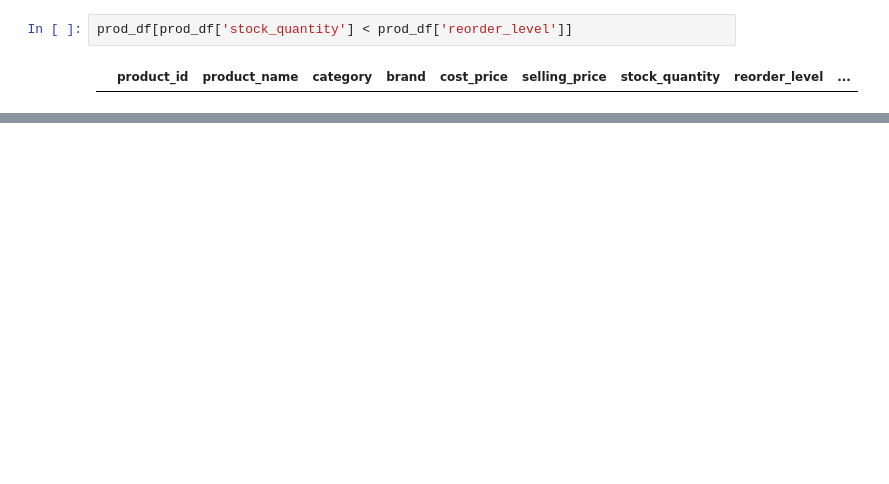
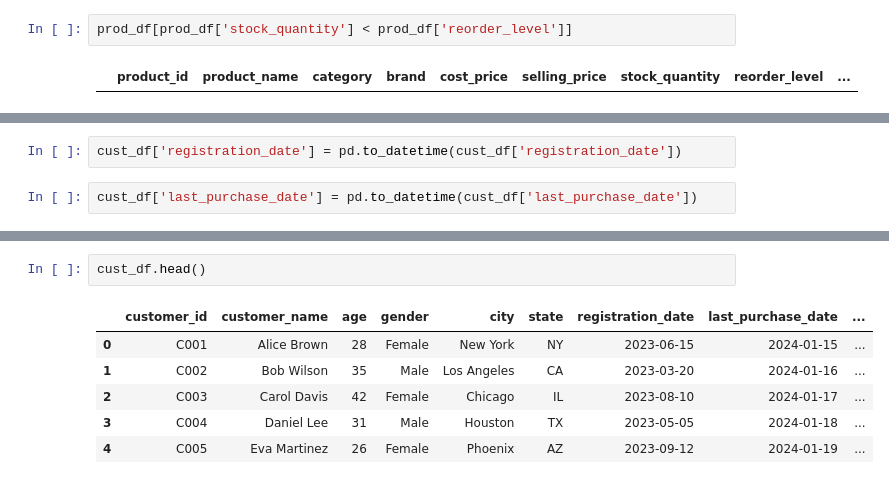
Before and after one commit to prasad-hp/Data_Analysis_Practice, a Jupyter notebook: interview_practice/analysis.ipynb, the cells around one changed output, grey strips where cells are left out. Drawn from its saved outputs; the diff is of its cells as text; blank space fills up the shorter version.

```diff
--- a/interview_practice/analysis.ipynb
+++ b/interview_practice/analysis.ipynb
@@ -371,0 +641,4 @@ sale_df[(sale_df['employee_name'] == 'Jonh Smith') | (sale_df['employee_name'] =
+# %%
+cust_df['registration_date'] = pd.to_datetime(cust_df['registration_date'])
+# %%
+cust_df['last_purchase_date'] = pd.to_datetime(cust_df['last_purchase_date'])
@@ -371,0 +801,9 @@ sale_df[(sale_df['employee_name'] == 'Jonh Smith') | (sale_df['employee_name'] =
+# %%
+cust_df.head()
+# %% [output]
+|  | customer_id | customer_name | age | gender | city | state | registration_date | last_purchase_date | ... |
+| 0 | C001 | Alice Brown | 28 | Female | New York | NY | 2023-06-15 | 2024-01-15 | ... |
+| 1 | C002 | Bob Wilson | 35 | Male | Los Angeles | CA | 2023-03-20 | 2024-01-16 | ... |
+| 2 | C003 | Carol Davis | 42 | Female | Chicago | IL | 2023-08-10 | 2024-01-17 | ... |
+| 3 | C004 | Daniel Lee | 31 | Male | Houston | TX | 2023-05-05 | 2024-01-18 | ... |
+| 4 | C005 | Eva Martinez | 26 | Female | Phoenix | AZ | 2023-09-12 | 2024-01-19 | ... |
```
Also changed, not shown: parts of 70 cells of this notebook.
